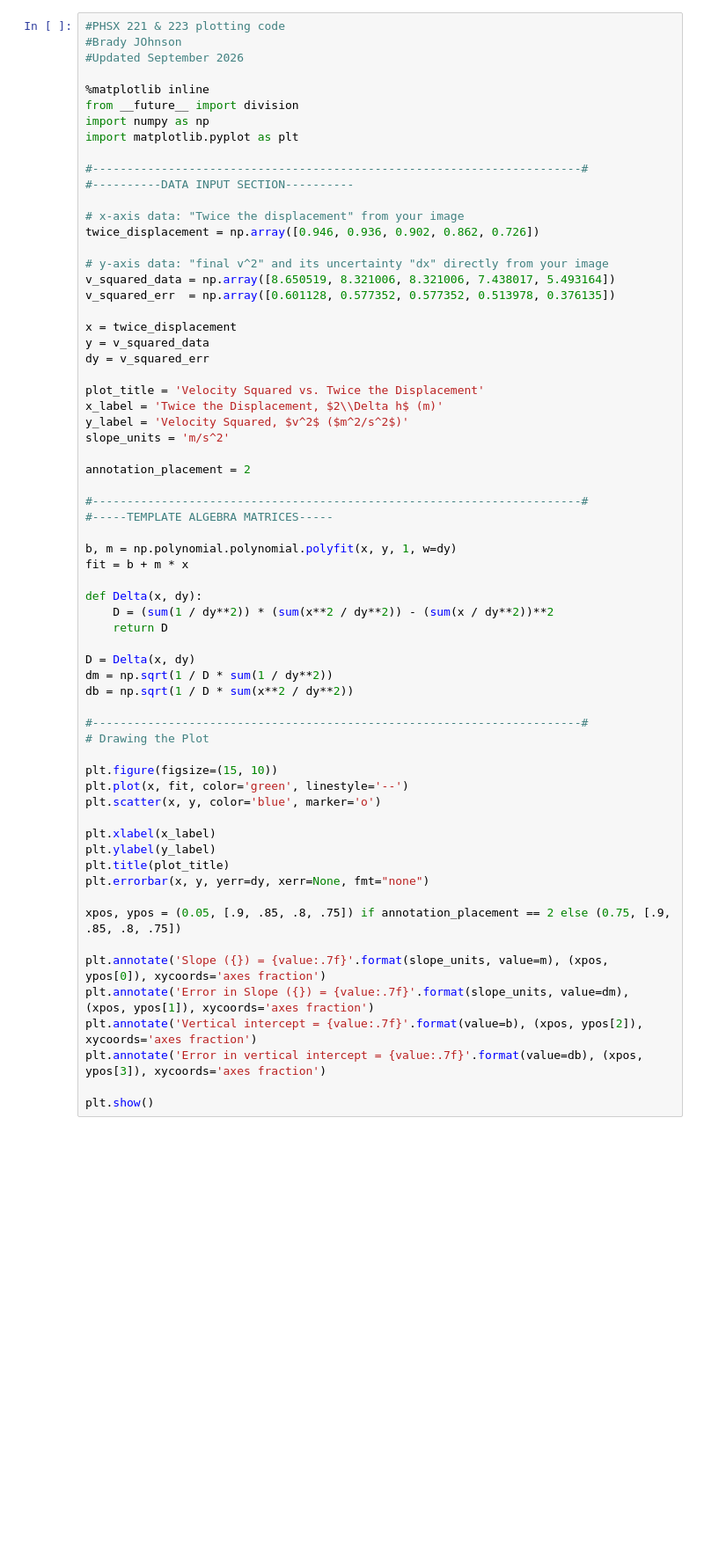
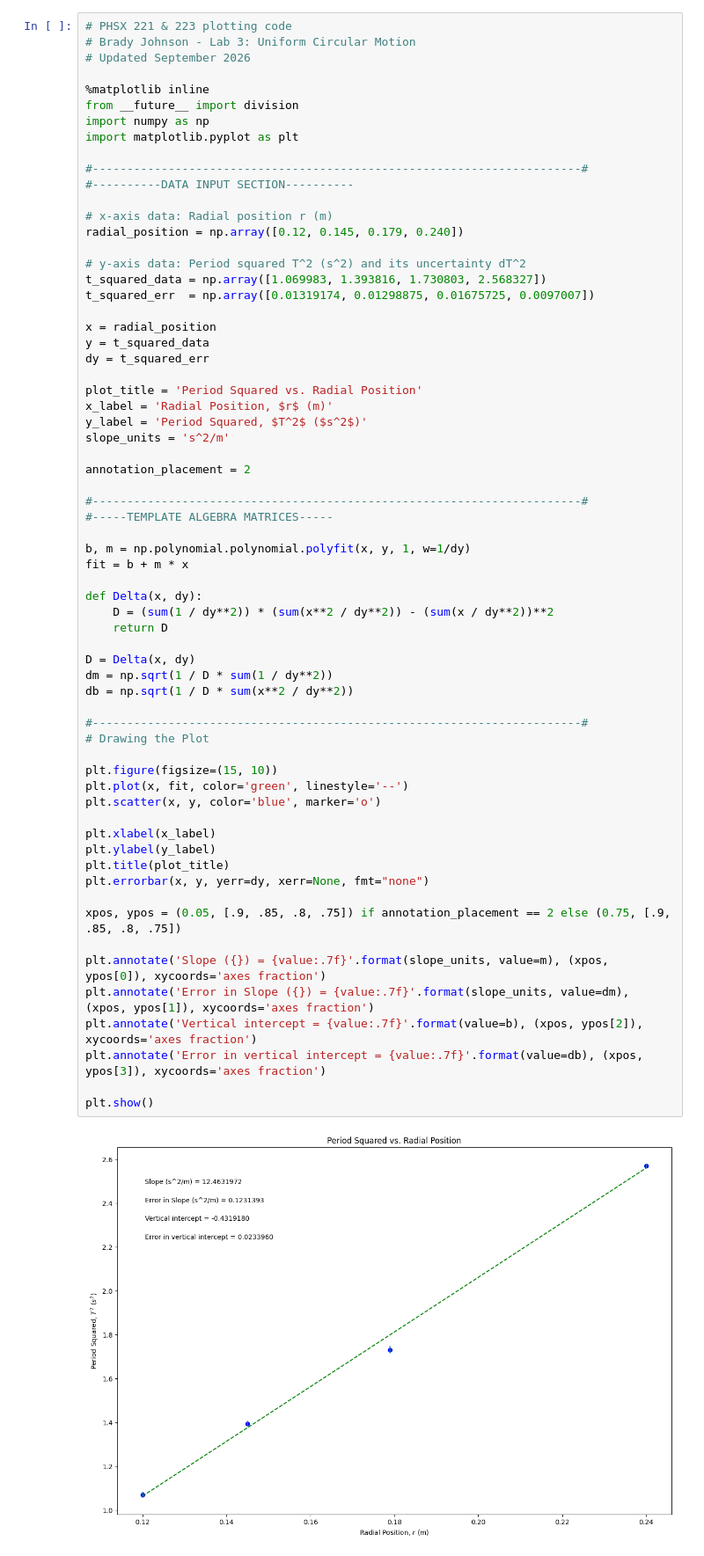
Before and after one commit to tb12tilly-eng/PHSX_221-Lab, a Jupyter notebook: Lab_3_Brady_Johnson.ipynb, the cells around one changed output. Shown at 88% size. Saved outputs shown, nothing was run; the diff lists cells and outputs as text; blank space fills up the shorter version.

```diff
--- a/Lab_3_Brady_Johnson.ipynb
+++ b/Lab_3_Brady_Johnson.ipynb
@@ -1,9 +1,9 @@
 # %% [markdown]
 <a href="https://colab.research.google.com/github/tb12tilly-eng/PHSX_221-Lab/blob/main/Lab_3_Brady_Johnson.ipynb" target="_parent"><img src="https://colab.research.google.com/assets/colab-badge.svg" alt="Open In Colab"/></a>
 # %%
-#PHSX 221 & 223 plotting code
-#Brady JOhnson
-#Updated September 2026
+# PHSX 221 & 223 plotting code
+# Brady Johnson - Lab 3: Uniform Circular Motion
+# Updated September 2026
 
 %matplotlib inline
 from __future__ import division
@@ -13,55 +13,57 @@ import matplotlib.pyplot as plt
 #-----------------------------------------------------------------------#
 #----------DATA INPUT SECTION----------
 
-# x-axis data: "Twice the displacement" from your image
-twice_displacement = np.array([0.946, 0.936, 0.902, 0.862, 0.726])
+# x-axis data: Radial position r (m)
+radial_position = np.array([0.12, 0.145, 0.179, 0.240])
 
-# y-axis data: "final v^2" and its uncertainty "dx" directly from your image
-v_squared_data = np.array([8.650519, 8.321006, 8.321006, 7.438017, 5.493164])
-v_squared_err  = np.array([0.601128, 0.577352, 0.577352, 0.513978, 0.376135])
+# y-axis data: Period squared T^2 (s^2) and its uncertainty dT^2
+t_squared_data = np.array([1.069983, 1.393816, 1.730803, 2.568327])
+t_squared_err  = np.array([0.01319174, 0.01298875, 0.01675725, 0.0097007])
 
-x = twice_displacement
-y = v_squared_data
-dy = v_squared_err
+x = radial_position
+y = t_squared_data
+dy = t_squared_err
 
-plot_title = 'Velocity Squared vs. Twice the Displacement'
-x_label = 'Twice the Displacement, $2\\Delta h$ (m)'
-y_label = 'Velocity Squared, $v^2$ ($m^2/s^2$)'
-slope_units = 'm/s^2'
+plot_title = 'Period Squared vs. Radial Position'
+x_label = 'Radial Position, $r$ (m)'
+y_label = 'Period Squared, $T^2$ ($s^2$)'
+slope_units = 's^2/m'
 
 annotation_placement = 2
 
 #-----------------------------------------------------------------------#
 #-----TEMPLATE ALGEBRA MATRICES-----
 
-b, m = np.polynomial.polynomial.polyfit(x, y, 1, w=dy)
+b, m = np.polynomial.polynomial.polyfit(x, y, 1, w=1/dy)
 fit = b + m * x
 
 def Delta(x, dy):
     D = (sum(1 / dy**2)) * (sum(x**2 / dy**2)) - (sum(x / dy**2))**2
     return D
 
 D = Delta(x, dy)
 dm = np.sqrt(1 / D * sum(1 / dy**2))
 db = np.sqrt(1 / D * sum(x**2 / dy**2))
 
 #-----------------------------------------------------------------------#
 # Drawing the Plot
 
 plt.figure(figsize=(15, 10))
 plt.plot(x, fit, color='green', linestyle='--')
 plt.scatter(x, y, color='blue', marker='o')
 
 plt.xlabel(x_label)
 plt.ylabel(y_label)
 plt.title(plot_title)
 plt.errorbar(x, y, yerr=dy, xerr=None, fmt="none")
 
 xpos, ypos = (0.05, [.9, .85, .8, .75]) if annotation_placement == 2 else (0.75, [.9, .85, .8, .75])
 
 plt.annotate('Slope ({}) = {value:.7f}'.format(slope_units, value=m), (xpos, ypos[0]), xycoords='axes fraction')
 plt.annotate('Error in Slope ({}) = {value:.7f}'.format(slope_units, value=dm), (xpos, ypos[1]), xycoords='axes fraction')
 plt.annotate('Vertical intercept = {value:.7f}'.format(value=b), (xpos, ypos[2]), xycoords='axes fraction')
 plt.annotate('Error in vertical intercept = {value:.7f}'.format(value=db), (xpos, ypos[3]), xycoords='axes fraction')
 
 plt.show()
+# %% [output]
+[figure, added]
```
